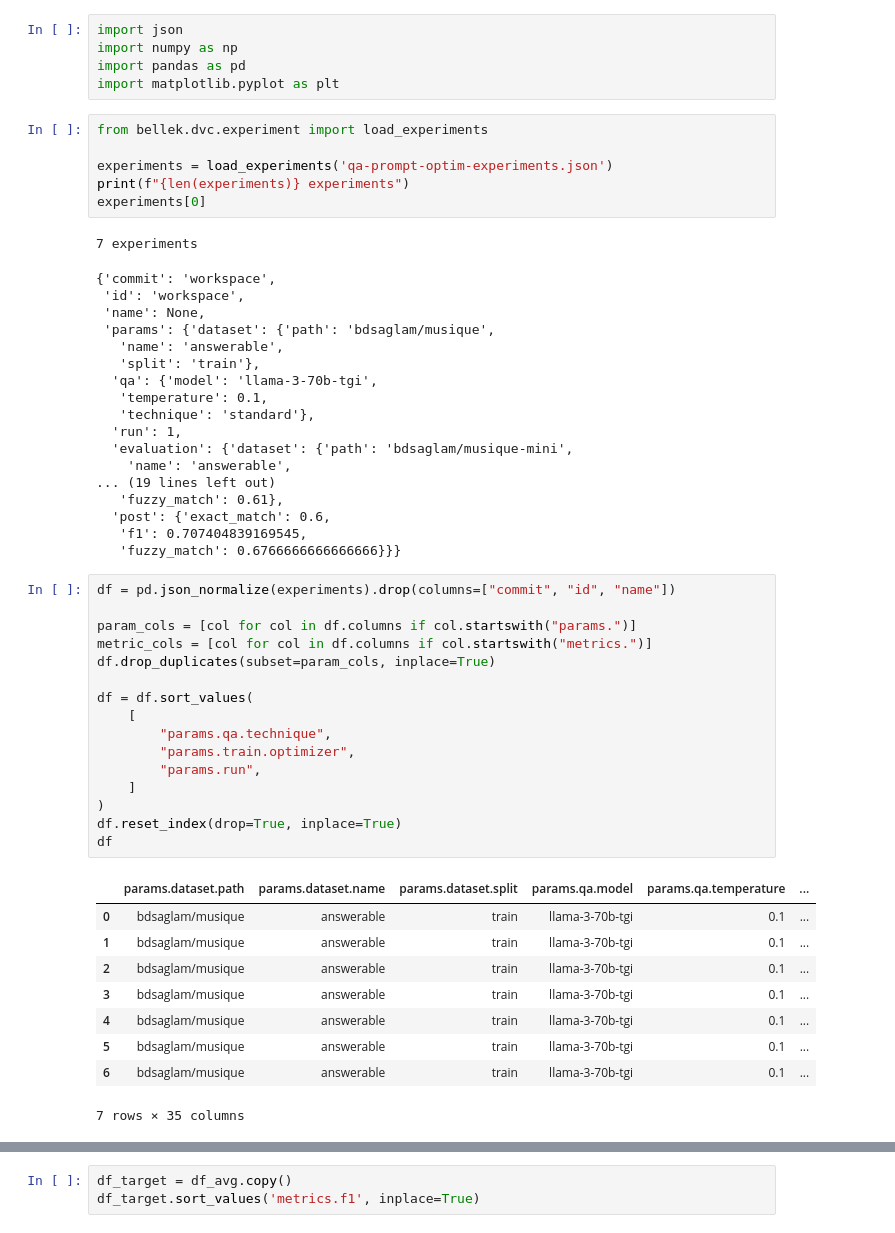
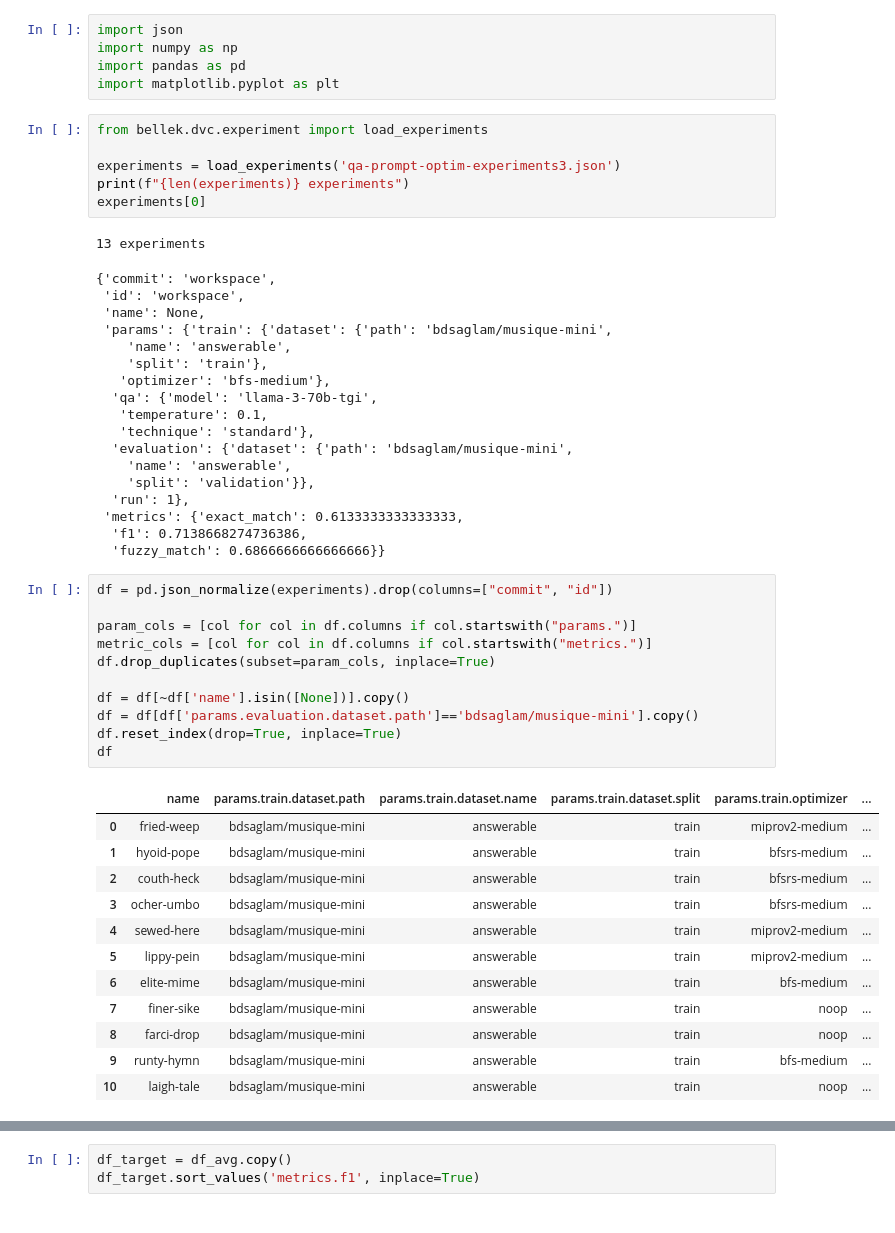
Before and after one commit to bdsaglam/bellem, a Jupyter notebook: dev_nbs/research-mhqa/reports/qa-prompt-optim-experiments.ipynb, the cells around one changed output, grey strips where cells are left out. Drawn from its saved outputs; the diff is of its cells as text.

```diff
--- a/dev_nbs/research-mhqa/reports/qa-prompt-optim-experiments.ipynb
+++ b/dev_nbs/research-mhqa/reports/qa-prompt-optim-experiments.ipynb
@@ -6,51 +6,49 @@ import matplotlib.pyplot as plt
 # %%
 from bellek.dvc.experiment import load_experiments
 
-experiments = load_experiments('qa-prompt-optim-experiments.json')
+experiments = load_experiments('qa-prompt-optim-experiments3.json')
 print(f"{len(experiments)} experiments")
 experiments[0]
 # %% [output]
-7 experiments
+13 experiments
 {'commit': 'workspace',
  'id': 'workspace',
  'name': None,
- 'params': {'dataset': {'path': 'bdsaglam/musique',
-   'name': 'answerable',
-   'split': 'train'},
+ 'params': {'train': {'dataset': {'path': 'bdsaglam/musique-mini',
+    'name': 'answerable',
+    'split': 'train'},
+   'optimizer': 'bfs-medium'},
   'qa': {'model': 'llama-3-70b-tgi',
    'temperature': 0.1,
    'technique': 'standard'},
-  'run': 1,
   'evaluation': {'dataset': {'path': 'bdsaglam/musique-mini',
     'name': 'answerable',
-... (19 lines left out)
-   'fuzzy_match': 0.61},
-  'post': {'exact_match': 0.6,
-   'f1': 0.707404839169545,
-   'fuzzy_match': 0.6766666666666666}}}
+    'split': 'validation'}},
+  'run': 1},
+ 'metrics': {'exact_match': 0.6133333333333333,
+  'f1': 0.7138668274736386,
+  'fuzzy_match': 0.6866666666666666}}
 # %%
-df = pd.json_normalize(experiments).drop(columns=["commit", "id", "name"])
+df = pd.json_normalize(experiments).drop(columns=["commit", "id"])
 
 param_cols = [col for col in df.columns if col.startswith("params.")]
 metric_cols = [col for col in df.columns if col.startswith("metrics.")]
 df.drop_duplicates(subset=param_cols, inplace=True)
 
-df = df.sort_values(
-    [
-        "params.qa.technique",
-        "params.train.optimizer",
-        "params.run",
-    ]
-)
+df = df[~df['name'].isin([None])].copy()
+df = df[df['params.evaluation.dataset.path']=='bdsaglam/musique-mini'].copy()
 df.reset_index(drop=True, inplace=True)
 df
 # %% [output]
-|  | params.dataset.path | params.dataset.name | params.dataset.split | params.qa.model | params.qa.temperature | ... |
-| 0 | bdsaglam/musique | answerable | train | llama-3-70b-tgi | 0.1 | ... |
-| 1 | bdsaglam/musique | answerable | train | llama-3-70b-tgi | 0.1 | ... |
-| 2 | bdsaglam/musique | answerable | train | llama-3-70b-tgi | 0.1 | ... |
-| 3 | bdsaglam/musique | answerable | train | llama-3-70b-tgi | 0.1 | ... |
-| 4 | bdsaglam/musique | answerable | train | llama-3-70b-tgi | 0.1 | ... |
-| 5 | bdsaglam/musique | answerable | train | llama-3-70b-tgi | 0.1 | ... |
-| 6 | bdsaglam/musique | answerable | train | llama-3-70b-tgi | 0.1 | ... |
+|  | name | params.train.dataset.path | params.train.dataset.name | params.train.dataset.split | params.train.optimizer | ... |
+| 0 | fried-weep | bdsaglam/musique-mini | answerable | train | miprov2-medium | ... |
+| 1 | hyoid-pope | bdsaglam/musique-mini | answerable | train | bfsrs-medium | ... |
+| 2 | couth-heck | bdsaglam/musique-mini | answerable | train | bfsrs-medium | ... |
+| 3 | ocher-umbo | bdsaglam/musique-mini | answerable | train | bfsrs-medium | ... |
+| 4 | sewed-here | bdsaglam/musique-mini | answerable | train | miprov2-medium | ... |
+| 5 | lippy-pein | bdsaglam/musique-mini | answerable | train | miprov2-medium | ... |
+| 6 | elite-mime | bdsaglam/musique-mini | answerable | train | bfs-medium | ... |
+| 7 | finer-sike | bdsaglam/musique-mini | answerable | train | noop | ... |
+| 8 | farci-drop | bdsaglam/musique-mini | answerable | train | noop | ... |
+| 9 | runty-hymn | bdsaglam/musique-mini | answerable | train | bfs-medium | ... |
+| 10 | laigh-tale | bdsaglam/musique-mini | answerable | train | noop | ... |
-7 rows × 35 columns
```
Also changed, not shown: parts of 9 cells of this notebook, 3 other files.
